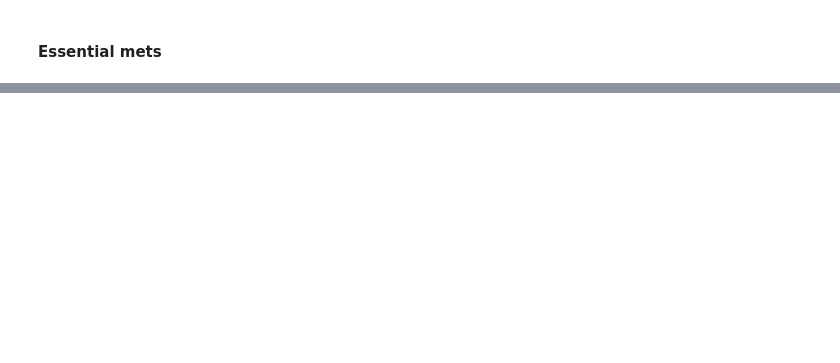
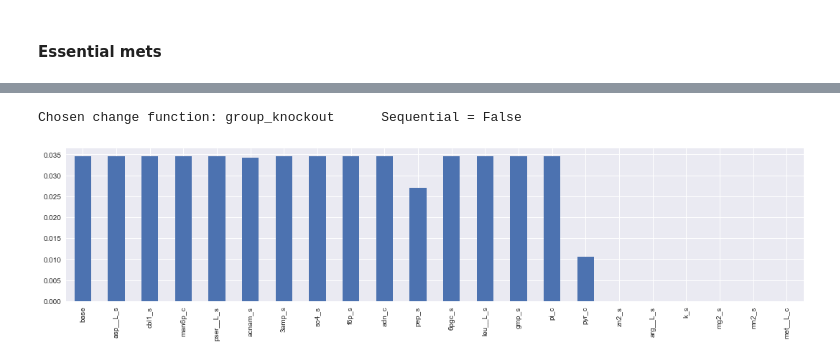
Before and after one commit to jdtibochab/bacillusme, a Jupyter notebook: bacillusme/analysis/spore/transporter_analysis.ipynb, the cells around one changed output, grey strips where cells are left out. Saved outputs shown, nothing was run; the diff lists cells and outputs as text; code cells hidden in the pictures; blank space fills up the shorter version.

```diff
--- a/bacillusme/analysis/spore/transporter_analysis.ipynb
+++ b/bacillusme/analysis/spore/transporter_analysis.ipynb
@@ -446,6 +496,15 @@ solve_me_model(sporeme, max_mu = 0.5, min_mu = .05, using_soplex=False, precisio
 # %%
 from bacillusme.analysis import sensitivity as ss
 flux_results_df = ss.transporter_knockout(sporeme,essential_mets, \
-                                        NP=10,solution=1,biomass_dilution='biomass_dilution_s',\
+                                        NP=20,solution=1,biomass_dilution='biomass_dilution_s',\
                                         growth_key = 'sigma',single_change_function='group_knockout')
 flux_results_df.to_csv('essential_metabolite_group_KO.csv')
+# %% [output]
+Chosen change function: group_knockout      Sequential = False
+# %%
+flux_results_df = pd.read_csv('essential_metabolite_group_KO.csv',index_col=0)
+flux_results_df.loc['biomass_dilution_s'].plot.bar(figsize=(15,4))
+plt.tight_layout()
+plt.savefig("essential_metabolite_group_KO.svg", format="SVG")
+# %% [output]
+[figure, added]
```
Also changed, not shown: parts of 44 cells of this notebook, 53 other files.
